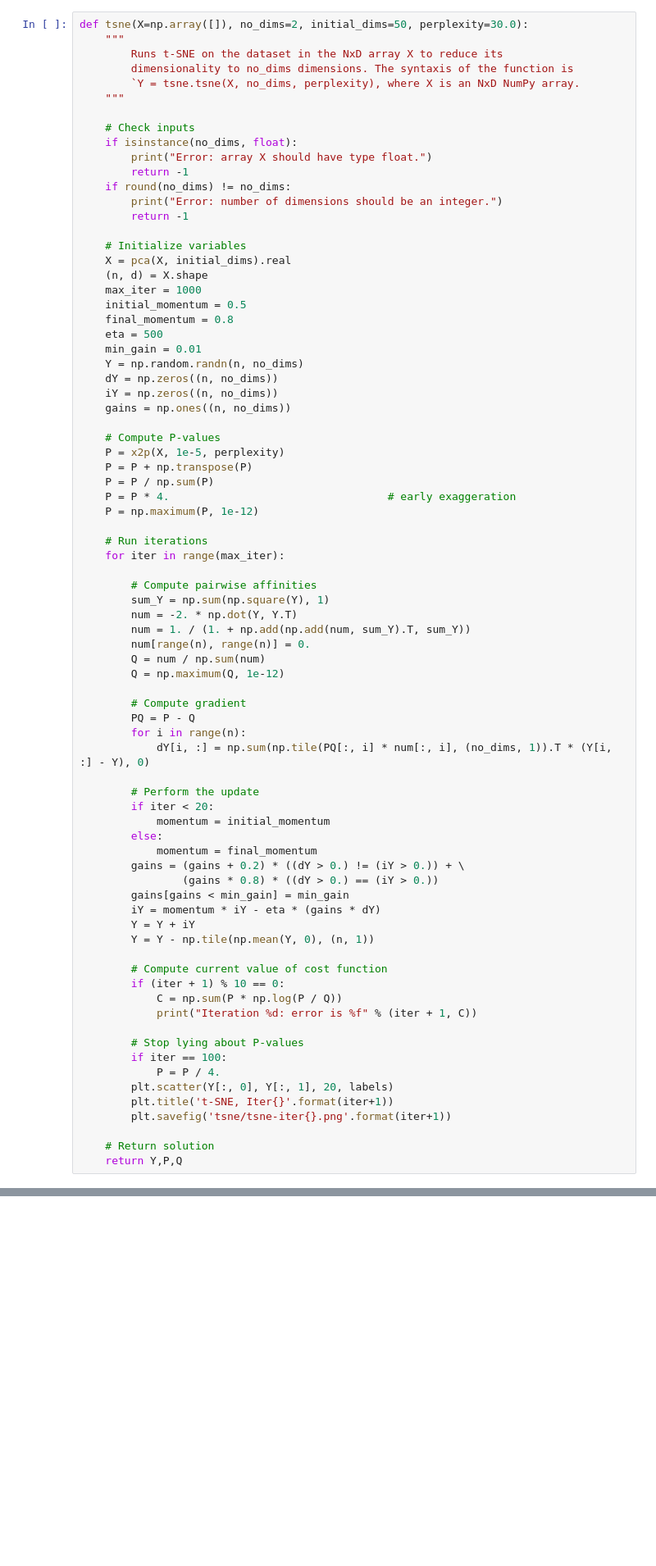
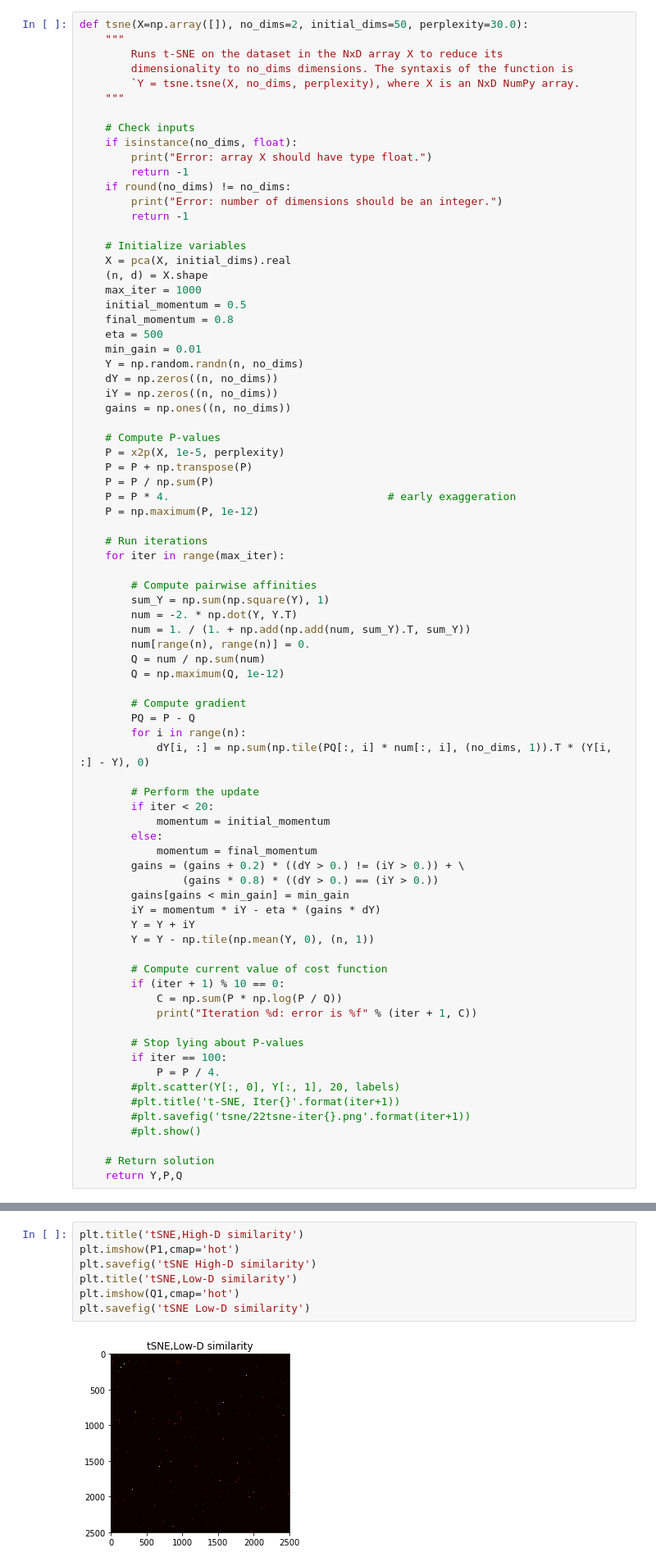
Before and after one commit to hannnnk1231/Machine-Learning, a Jupyter notebook: Lab7/tSNE.ipynb, the cells around one changed output, grey strips where cells are left out. Shown at 82% size. Cells and saved outputs as stored; diff of their text form; blank space fills up the shorter version.

Commit message:
tsne

```diff
--- a/Lab7/tSNE.ipynb
+++ b/Lab7/tSNE.ipynb
@@ -172,9 +172,10 @@ def tsne(X=np.array([]), no_dims=2, initial_dims=50, perplexity=30.0):
         # Stop lying about P-values
         if iter == 100:
             P = P / 4.
-        plt.scatter(Y[:, 0], Y[:, 1], 20, labels)
-        plt.title('t-SNE, Iter{}'.format(iter+1))
-        plt.savefig('tsne/tsne-iter{}.png'.format(iter+1))
+        #plt.scatter(Y[:, 0], Y[:, 1], 20, labels)
+        #plt.title('t-SNE, Iter{}'.format(iter+1))
+        #plt.savefig('tsne/22tsne-iter{}.png'.format(iter+1))
+        #plt.show()
 
     # Return solution
     return Y,P,Q
@@ -285,0 +281,9 @@ Iteration 580: error is 2.135587
+# %%
+plt.title('tSNE,High-D similarity')
+plt.imshow(P1,cmap='hot')
+plt.savefig('tSNE High-D similarity')
+plt.title('tSNE,Low-D similarity')
+plt.imshow(Q1,cmap='hot')
+plt.savefig('tSNE Low-D similarity')
+# %% [output]
+[figure, added]
```
Also changed, not shown: parts of 4 cells of this notebook, 15 other files.
